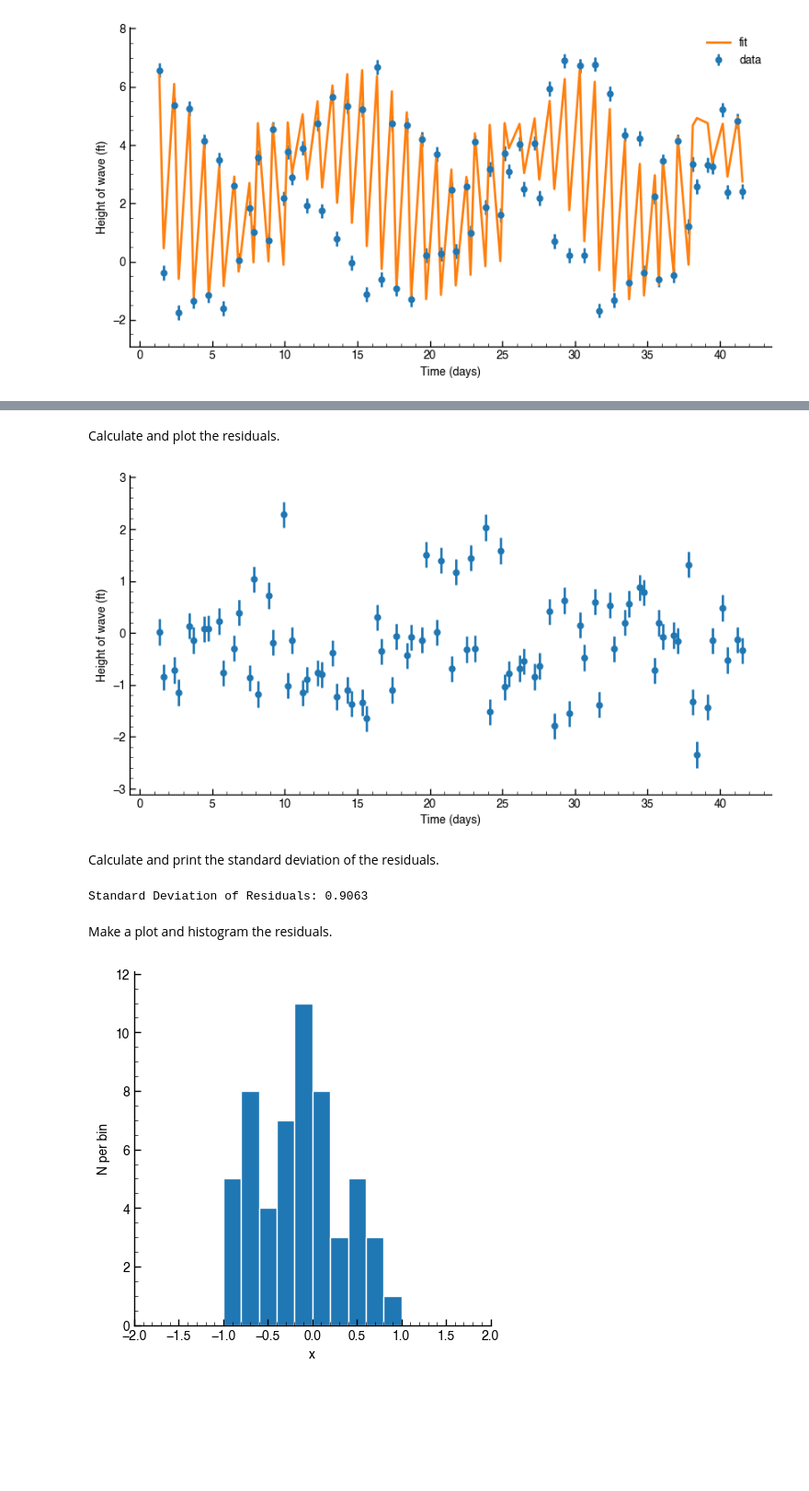
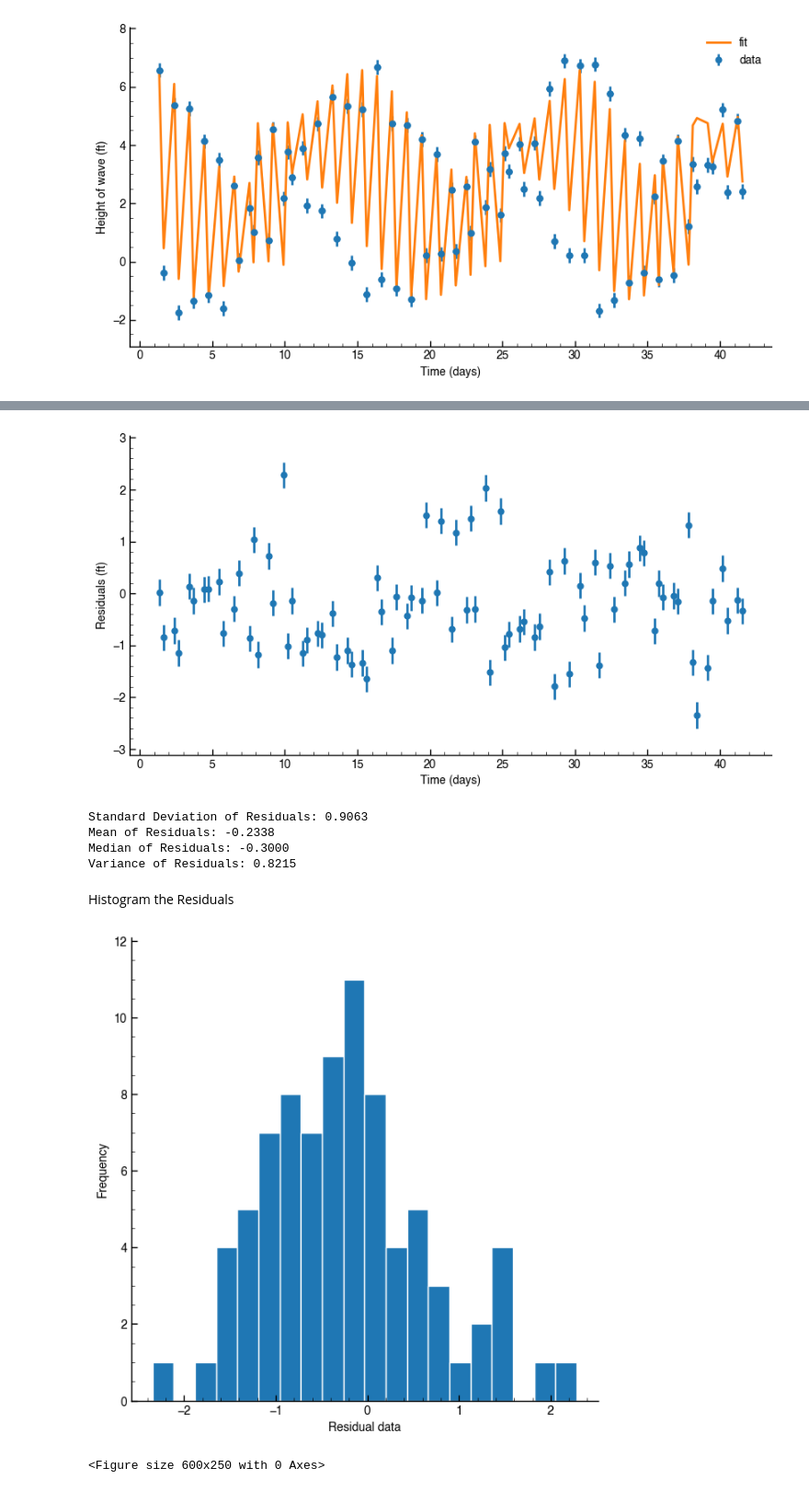
Before and after one commit to kingkap4/ASTR-19-Project, a Jupyter notebook: Project.ipynb, the cells around one changed output, grey strips where cells are left out. Shown: that part at 92% size. Cells and saved outputs as stored; diff of their text form; code cells hidden in the pictures; blank space fills up the shorter version.

```diff
--- a/Project.ipynb
+++ b/Project.ipynb
@@ -24,0 +9,11 @@ convert data & make a scatter plot
+# %%
+fname = 'ASTR19_S22_group_project_data.txt'
+#open the file with read mode
+f = open(fname,'r')
+
+#print the name of the file
+print(f.name)
+#read the data as a string
+test_data = f.read()
+#print the info from the file
+print(test_data)
@@ -63,9 +76,9 @@ plt.errorbar(result_x, result_y, yerr= 0.25, fmt='o', label='data')
 # %%
 #define the function to fit
-def f_line(x, a, b, c,d,e,f):
+def f_line(x, a, b, c, d, e, f):
     return (a * np.sin(((2*np.pi)/1)*x + b+6)) + (1*c * np.sin(((2*np.pi)/0.2)*x + d+6)) * (e * np.sin(((2*np.pi)/0.5)*x + f))
 
-#perform the fit using scipy optimize
+#perform the fit
 params, params_cov = optimize.curve_fit(f_line, result_x, result_y, p0=[3, 0.5, 1, 1, 1, 1,])
 
 a_fit = params[0]
@@ -75,20 +88,23 @@ d_fit = params[3]
 e_fit = params[4]
 f_fit = params[5]
 
-
 y_fit = (a_fit * np.sin(((np.pi)/0.5)*result_x + b_fit)+2) + (c_fit * np.cos(((2*np.pi)/0.5)*result_x + d_fit)) * (e_fit * np.sin(((2*np.pi)/0.5)*result_x + f_fit))
 
 
-#plot the fit on the figure
-f = plt.figure(figsize=(10,5))
+#plot the fit on the same graph
+plt.style.use("astr19_matplotlib_defaults.txt")
+fig = plt.figure(figsize=(10,5))
+ax = plt.subplot
 plt.xlabel('Time (days)')
 plt.ylabel('Height of wave (ft)')
-plt.errorbar(result_x, result_y, yerr=0.25, fmt='o', label='data')
+plt.scatter(result_x, result_y)
+plt.errorbar(result_x, result_y, yerr= 0.25, fmt='o', label='data')
 plt.plot(result_x, y_fit, label='fit')
 plt.legend(loc=0, frameon=False)
 
-#save the figure as a PDF
-plt.savefig('tidal-project-figure.pdf', bbox_inches='tight', dpi=600, facecolor='white')
+plt.savefig('project-figure.pdf', bbox_inches='tight', dpi=600)
+
+plt.show()
 # %% [output]
 [figure]
 # %% [markdown]
@@ -96,5 +112,3 @@ plt.savefig('tidal-project-figure.pdf', bbox_inches='tight', dpi=600, facecolor=
-# %% [markdown]
-Calculate and plot the residuals.
 # %%
 #calculate the residuals
 residuals = result_y - y_fit
@@ -103,29 +117,37 @@ residuals = result_y - y_fit
 plt.figure(figsize=(10,5))
 plt.errorbar(result_x, residuals, yerr=0.25, fmt='o', label='residuals')
 plt.xlabel('Time (days)')
-plt.ylabel('Height of wave (ft)')
+plt.ylabel('Residuals (ft)')
 plt.show()
 # %% [output]
-[figure, old version]
+[figure, new version]
-# %% [markdown]
-Calculate and print the standard deviation of the residuals.
 # %%
-#standard deviation & mean
+#Statistical Analysis
 residuals_std = np.std(residuals)
-#residuals_mean = np.mean(residuals)
+mean_residuals = np.mean(residuals)
+median_residuals = np.median(residuals)
+var_residuals = np.var(residuals)
 
 print(f'Standard Deviation of Residuals: {residuals_std:.4f}')
-#print(f'Mean of Residuals: {residuals_mean:.4f}')
+print(f'Mean of Residuals: {mean_residuals:.4f}')
+print(f'Median of Residuals: {median_residuals:.4f}')
+print(f'Variance of Residuals: {var_residuals:.4f}')
 # %% [output]
 Standard Deviation of Residuals: 0.9063
+Mean of Residuals: -0.2338
+Median of Residuals: -0.3000
+Variance of Residuals: 0.8215
-# %% [markdown]
-Make a plot and histogram the residuals.
+# %% [markdown]
+Histogram the Residuals
 # %%
-plt.figure(figsize=(5,5))
-plt.hist(residuals, bins=10, range=(-1,1), edgecolor='white')
-plt.xlim([-2,2])
-plt.xlabel('x')
-plt.ylabel('N per bin')
-plt.savefig('residuals-histogram.pdf', bbox_inches='tight', dpi=400)
+#Plot the residuals on a histogram
+plt.figure(figsize=(7, 7))
+plt.hist(residuals, bins=20, edgecolor='white', label = "residual histogram")
+plt.xlabel('Residual data')
+plt.ylabel('Frequency')
+plt.show()
+
+plt.savefig('project-residual-histogram.pdf', bbox_inches='tight', dpi=600)
 # %% [output]
-[figure, old version]
+[figure, new version]
+<Figure size 600x250 with 0 Axes>
```
Also changed, not shown: parts of 18 cells of this notebook.
